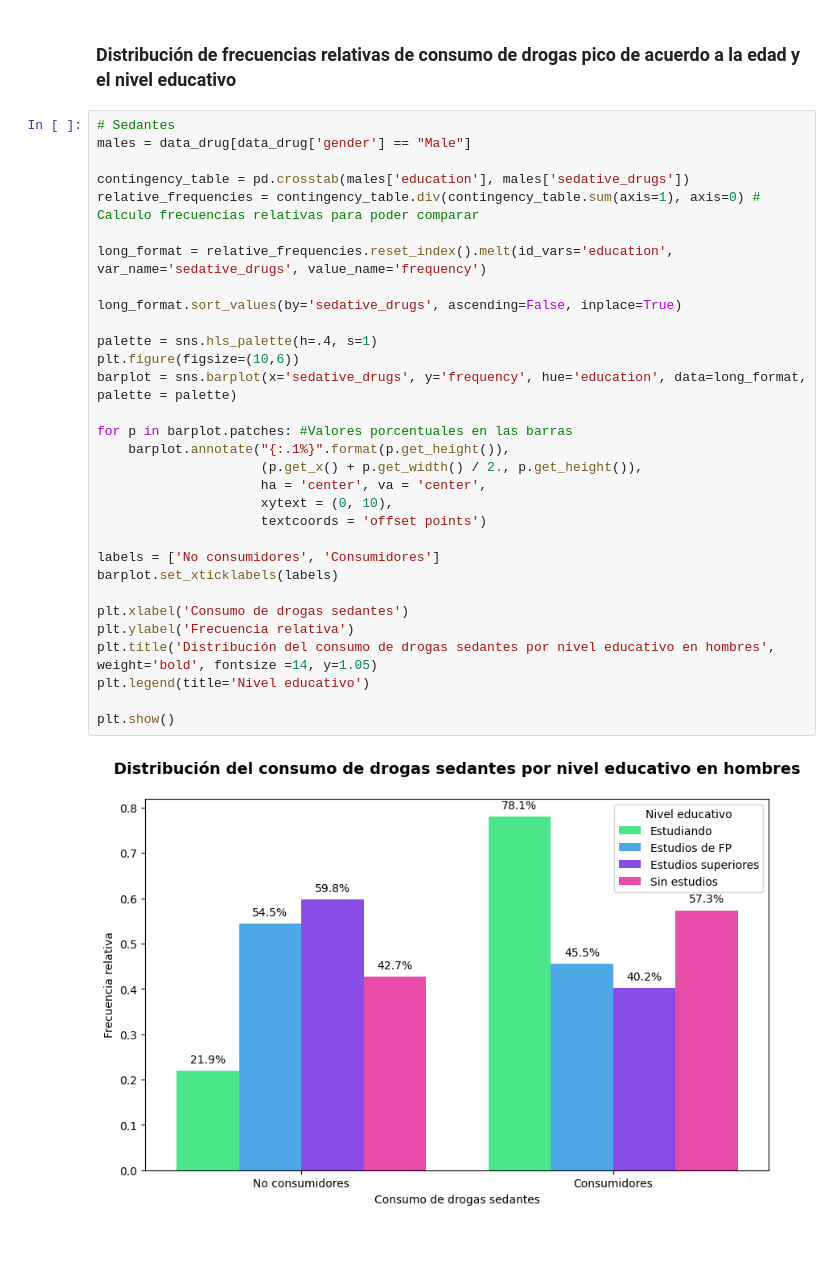
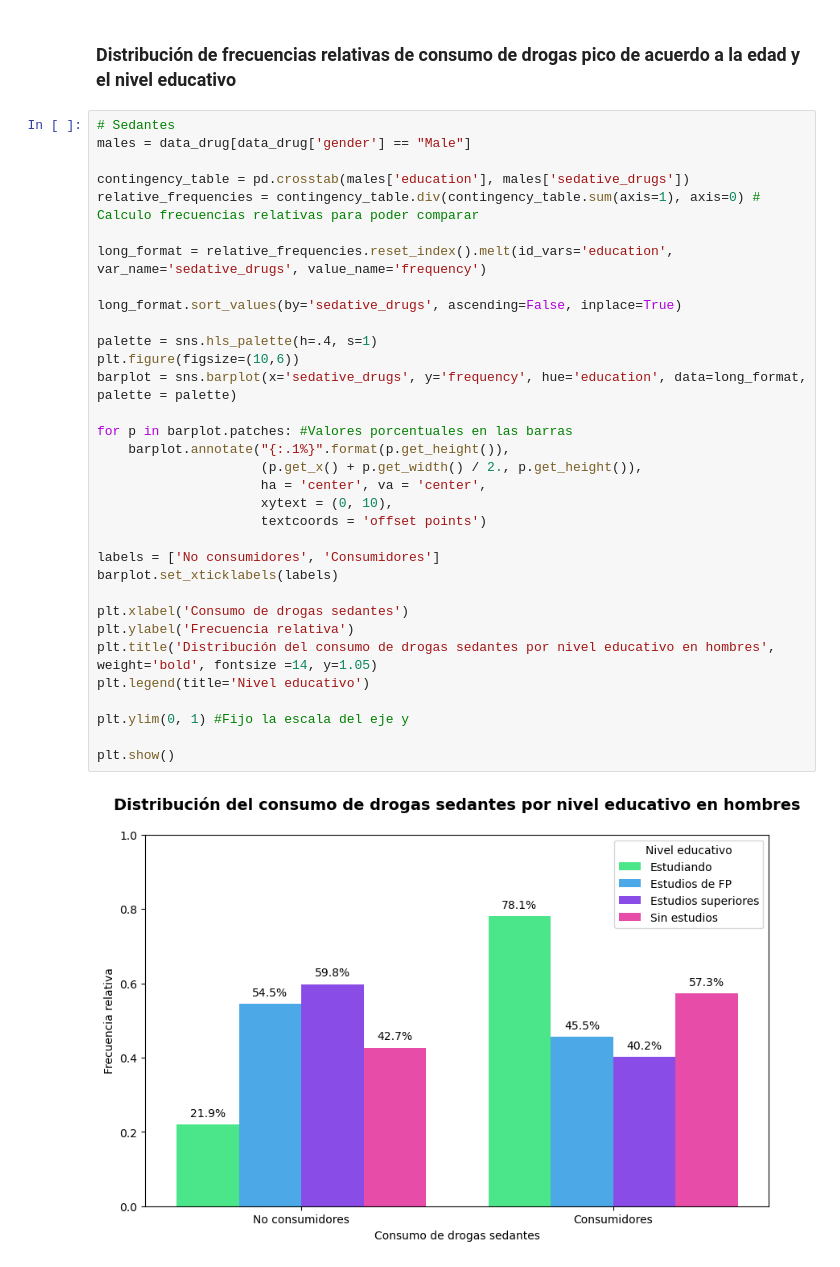
Before and after one commit to manularrea/Group_Projects_Afi, a Jupyter notebook: entrega_1/code/visualizations.ipynb, the cells around one changed output. Saved outputs shown, nothing was run; the diff lists cells and outputs as text.

```diff
--- a/entrega_1/code/visualizations.ipynb
+++ b/entrega_1/code/visualizations.ipynb
@@ -142,34 +142,36 @@ Masculino               0.201064
 males = data_drug[data_drug['gender'] == "Male"]
 
 contingency_table = pd.crosstab(males['education'], males['sedative_drugs'])
 relative_frequencies = contingency_table.div(contingency_table.sum(axis=1), axis=0) # Calculo frecuencias relativas para poder comparar
 
 long_format = relative_frequencies.reset_index().melt(id_vars='education', var_name='sedative_drugs', value_name='frequency')
 
 long_format.sort_values(by='sedative_drugs', ascending=False, inplace=True)
 
 palette = sns.hls_palette(h=.4, s=1)
 plt.figure(figsize=(10,6))
 barplot = sns.barplot(x='sedative_drugs', y='frequency', hue='education', data=long_format,  palette = palette)
 
 for p in barplot.patches: #Valores porcentuales en las barras
     barplot.annotate("{:.1%}".format(p.get_height()),
                      (p.get_x() + p.get_width() / 2., p.get_height()),
                      ha = 'center', va = 'center',
                      xytext = (0, 10),
                      textcoords = 'offset points')
 
 labels = ['No consumidores', 'Consumidores']
 barplot.set_xticklabels(labels)
 
 plt.xlabel('Consumo de drogas sedantes')
 plt.ylabel('Frecuencia relativa')
 plt.title('Distribución del consumo de drogas sedantes por nivel educativo en hombres', weight='bold', fontsize =14, y=1.05)
 plt.legend(title='Nivel educativo')
 
+plt.ylim(0, 1) #Fijo la escala del eje y
+
 plt.show()
 # %% [output]
-[figure, old version]
+[figure, new version]
 # %%
 # Recreativas
 contingency_table = pd.crosstab(males['education'], males['recreational_drugs'])
```
Also changed, not shown: parts of 7 cells of this notebook.
